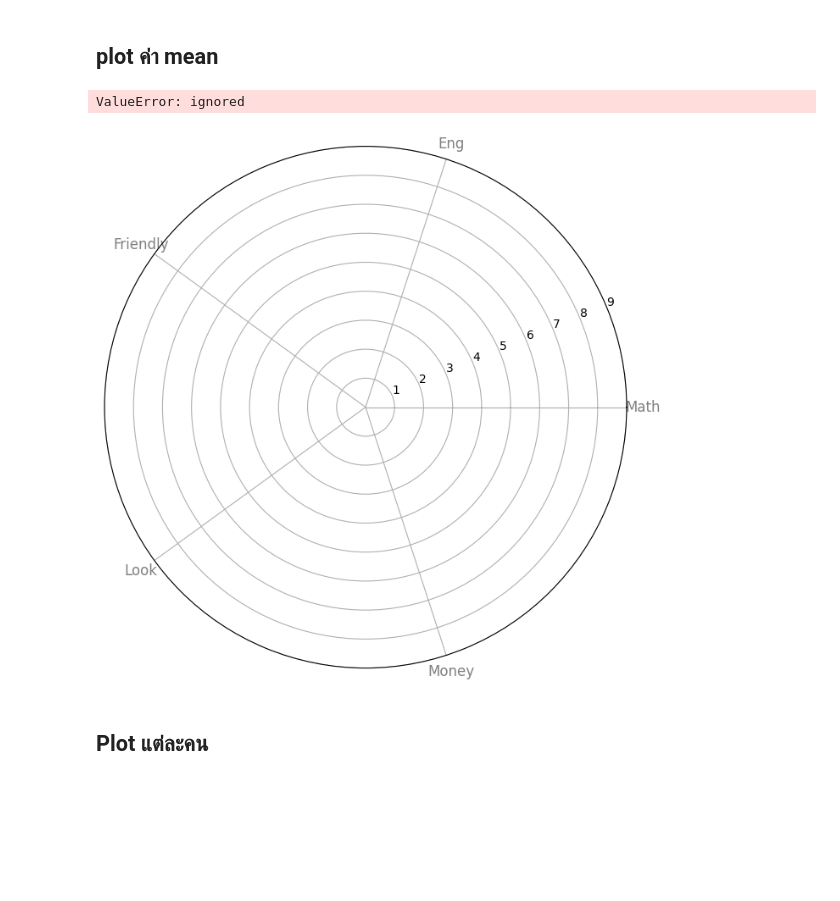
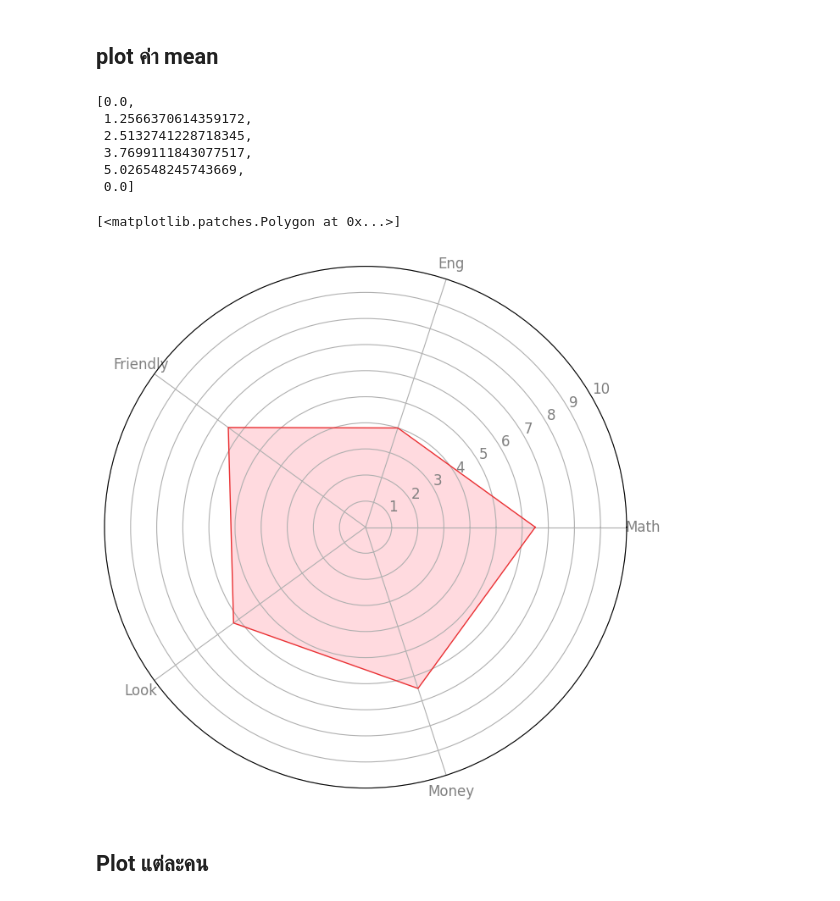
Before and after one commit to kwansawanth/python_dataviz2023, a Jupyter notebook: DataViz04_Data_Comparison.ipynb, the cells around one changed output. Saved outputs shown, nothing was run; the diff lists cells and outputs as text; code cells hidden in the pictures; blank space fills up the shorter version.

```diff
--- a/DataViz04_Data_Comparison.ipynb
+++ b/DataViz04_Data_Comparison.ipynb
@@ -328,19 +291,3 @@ plt.grid(True)
 plt.ylabel('size (cm)');
 # %% [output]
 [figure]
-# %%
-import matplotlib
-matplotlib.rcParams['figure.figsize']=[10,8]
-
-width = 0.2 #กำหนดความกว้างของแท่ง
-
-plt.bar([0.9, 1.9, 2.9],[s_data['Iris-setosa'][1],s_data['Iris-versicolor'][1],s_data['Iris-virginica'][1]],width,color='green',label='sepalWidth') # แท่งที่อยู่ตรงกลาง #ดอกที่ 2 versicolor
-plt.bar([0.9-width, 1.9-width, 2.9-width],[s_data['setosa'][0],s_data['versicolor'][0],s_data['virginica'][0]],width,color='orange',label='sepalLength')
-plt.bar([1.1, 2.1, 3.1],[s_data['setosa'][2],s_data['versicolor'][2],s_data['virginica'][2]],width,color='purple',label='petalLength')
-plt.bar([1.1+width, 2.1+width, 3.1+width],[s_data['setosa'][3],s_data['versicolor'][3],s_data['virginica'][3]],width,color='brown',label='petalWidth')
-
-plt.xticks([1,2,3], ['S','VC','VG'])
-plt.legend()
-plt.title('Comparison between average feature of 3 iris flowers')
-plt.grid(True)
-plt.ylabel('size (cm)');
@@ -565,22 +533,31 @@ values = df.mean().values.flatten().tolist()
 values += values[:1] # repeat the first value to close the circular graph
 angles = [n / float(len(categories)) * 2 * pi for n in range(len(categories))]
 angles += angles[:1]
+# %%
+angles
+# %% [output]
+[0.0,
+ 1.2566370614359172,
+ 2.5132741228718345,
+ 3.7699111843077517,
+ 5.026548245743669,
+ 0.0]
 # %%
 fig, ax = plt.subplots(nrows=1, ncols=1, figsize=(8, 8),
                        subplot_kw=dict(polar=True))
 
 plt.xticks(angles[:-1], categories, color='grey', size=12)
-plt.yticks(np.arange(1, 10), ['1', '2', '3', '4', '5','6','7','8','9','10'],
+plt.yticks(np.arange(1, 11), ['1', '2', '3', '4', '5','6','7','8','9','10'],
            color='grey', size=12)
 
 plt.ylim(0, 10)
 ax.set_rlabel_position(30)
 
 ax.plot(angles, values, linewidth=1, linestyle='solid' , color = '#ea3033') #เส้นกราฟ
 ax.fill(angles, values, 'lightpink', alpha=0.5) #พื้นที่
 # %% [output]
-ValueError: ignored
+[<matplotlib.patches.Polygon at 0x...>]
-[figure, old version]
+[figure, new version]
 # %% [markdown]
 ## Plot แต่ละคน
 # %%
```
Also changed, not shown: parts of 27 cells of this notebook.
